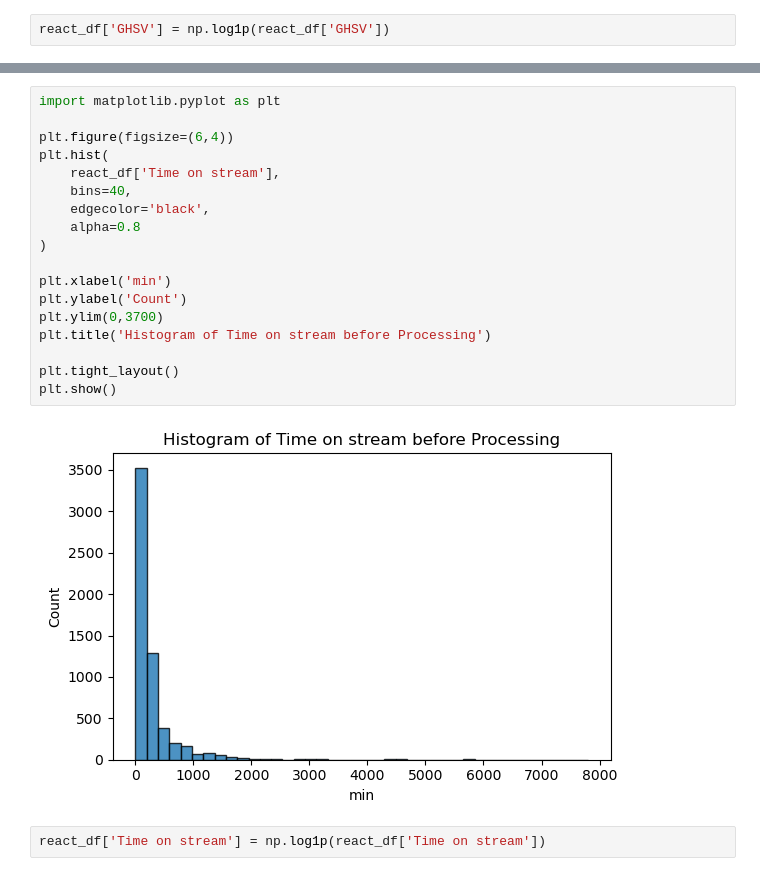
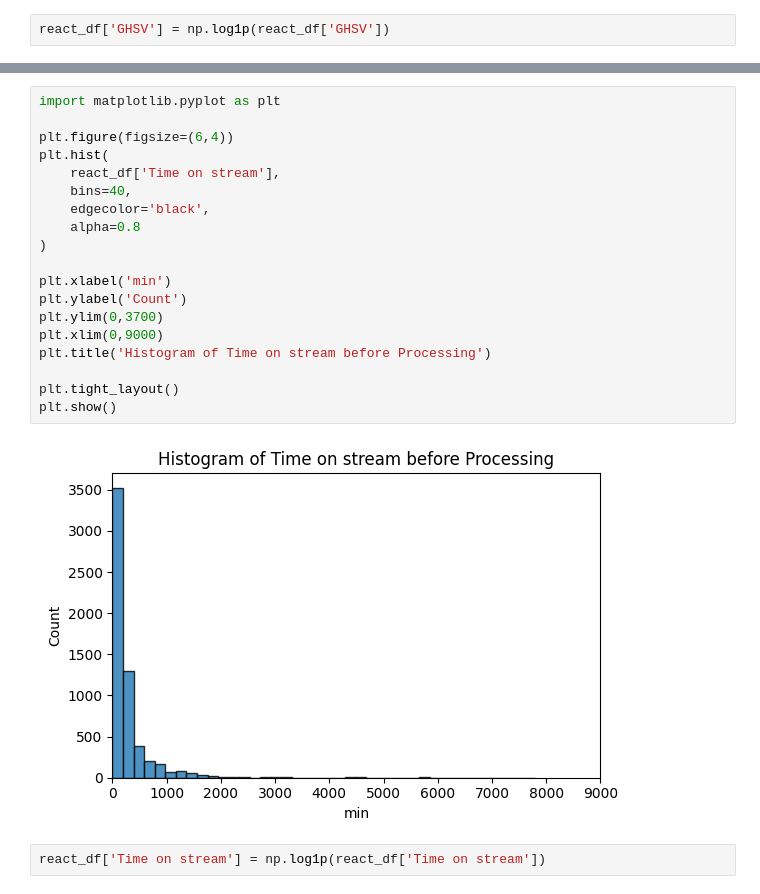
Before and after one commit to MINGYU-1/model_case1, a Jupyter notebook: data_preprocessing/data_react_expand_pretreat.ipynb, the cells around one changed output, grey strips where cells are left out. Drawn from its saved outputs; the diff is of its cells as text.

```diff
--- a/data_preprocessing/data_react_expand_pretreat.ipynb
+++ b/data_preprocessing/data_react_expand_pretreat.ipynb
@@ -136,23 +138,24 @@ plt.show()
 # %%
 import matplotlib.pyplot as plt
 
 plt.figure(figsize=(6,4))
 plt.hist(
     react_df['Time on stream'],
     bins=40,
     edgecolor='black',
     alpha=0.8
 )
 
 plt.xlabel('min')
 plt.ylabel('Count')
 plt.ylim(0,3700)
+plt.xlim(0,9000)
 plt.title('Histogram of Time on stream before Processing')
 
 plt.tight_layout()
 plt.show()
 # %% [output]
-[figure, old version]
+[figure, new version]
 # %%
 react_df['Time on stream'] = np.log1p(react_df['Time on stream'])
 # %%
```
Also changed, not shown: parts of 5 cells of this notebook, 26 other files.
